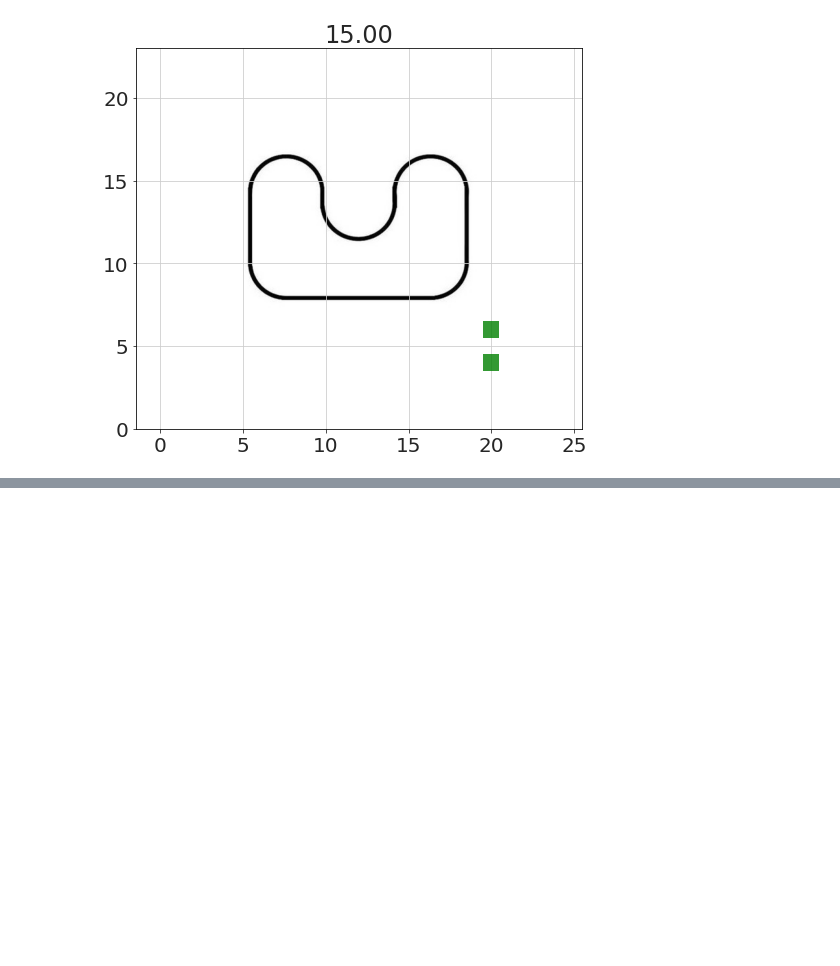
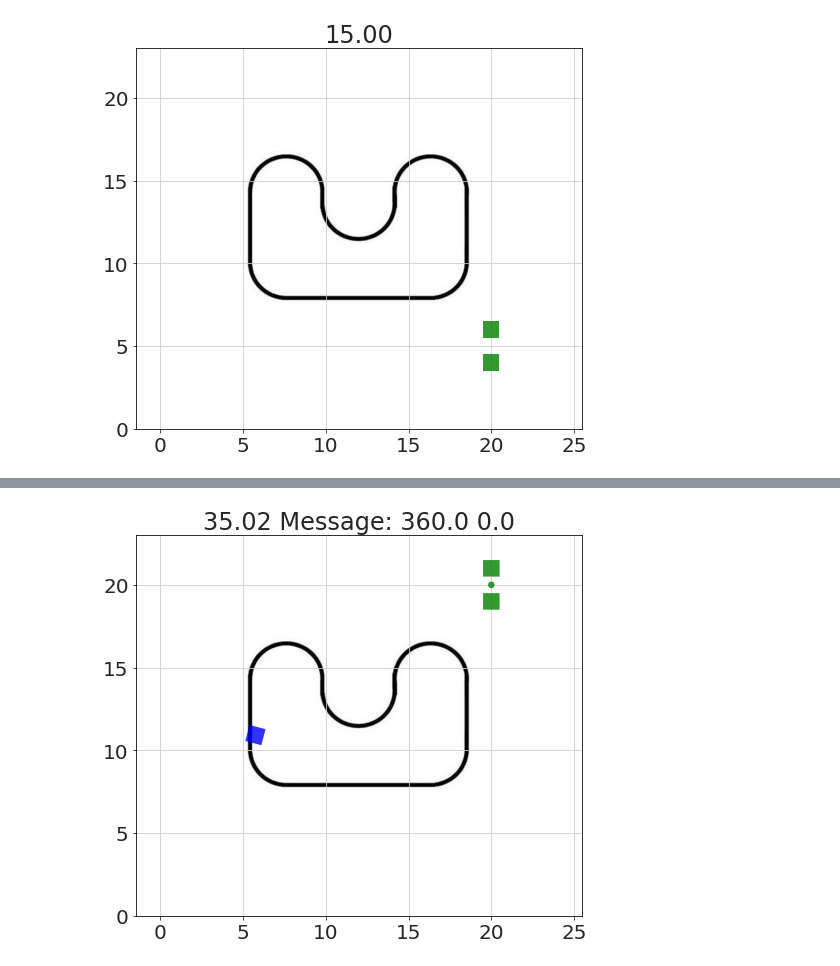
Before and after one commit to bblais/AI-and-Robotics-Fall-2020-Class-Notebooks, a Jupyter notebook: 2020-10-21 - Robot to Location.ipynb, the cells around one changed output, grey strips where cells are left out. Cells and saved outputs as stored; diff of their text form; code cells hidden in the pictures; blank space fills up the shorter version.

```diff
--- a/2020-10-21 - Robot to Location.ipynb
+++ b/2020-10-21 - Robot to Location.ipynb
@@ -77,0 +202,18 @@ run_sim(env,act2,
+# %%
+env=Environment(image='images/linepath1.jpeg',linearDamping=20)
+robot=Robot(env)
+
+Box(env,5,11)
+
+
+build(robot)
+# %%
+run_sim(env,act,
+        total_time=35,  # seconds
+        dt=1/60,
+        dt_display=.5,  # make this larger for a faster display
+        figure_width=8,
+        plot_orientation=False,
+       )
+# %% [output]
+[figure, added]
```
Also changed, not shown: parts of 10 cells of this notebook, 1 other file.
